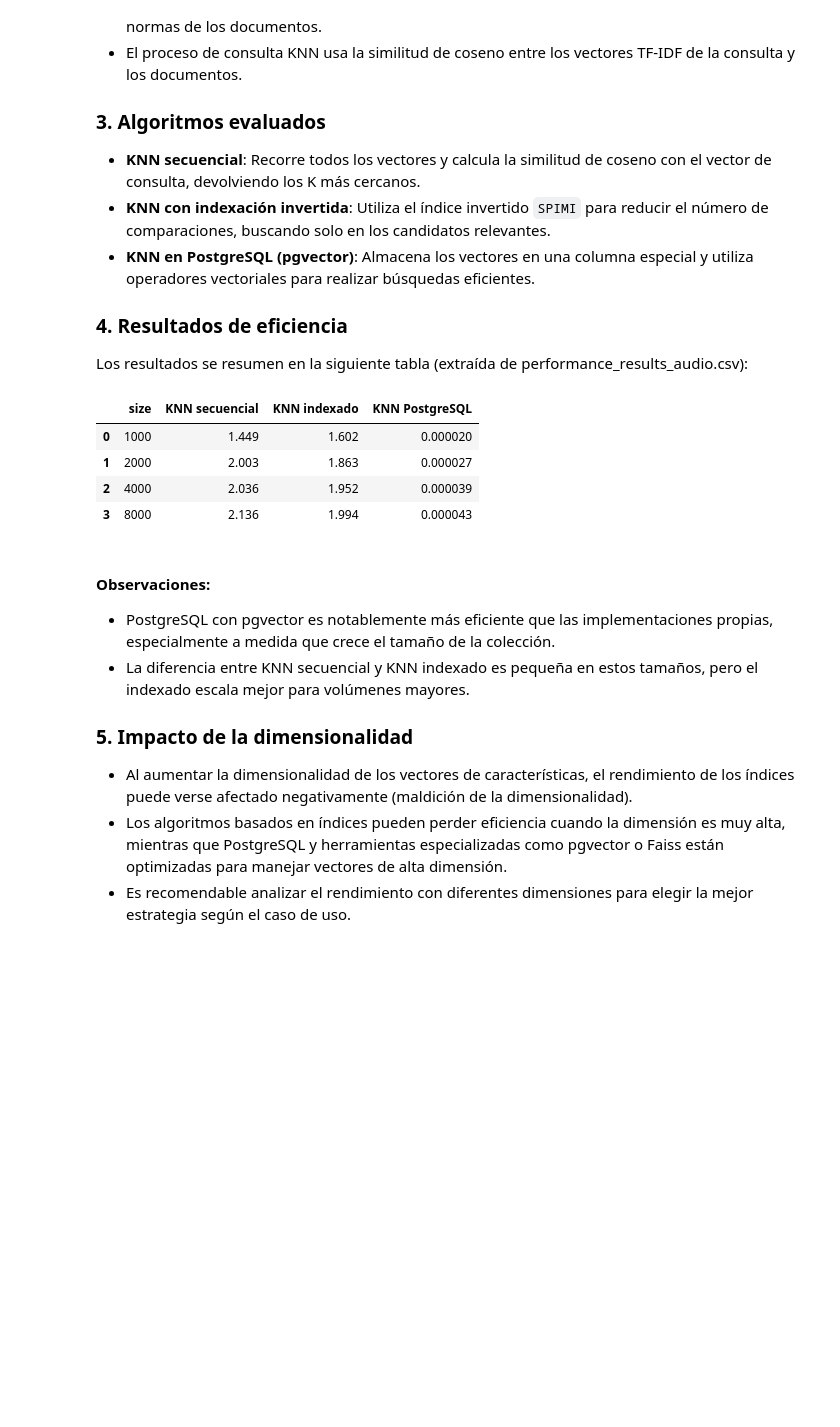
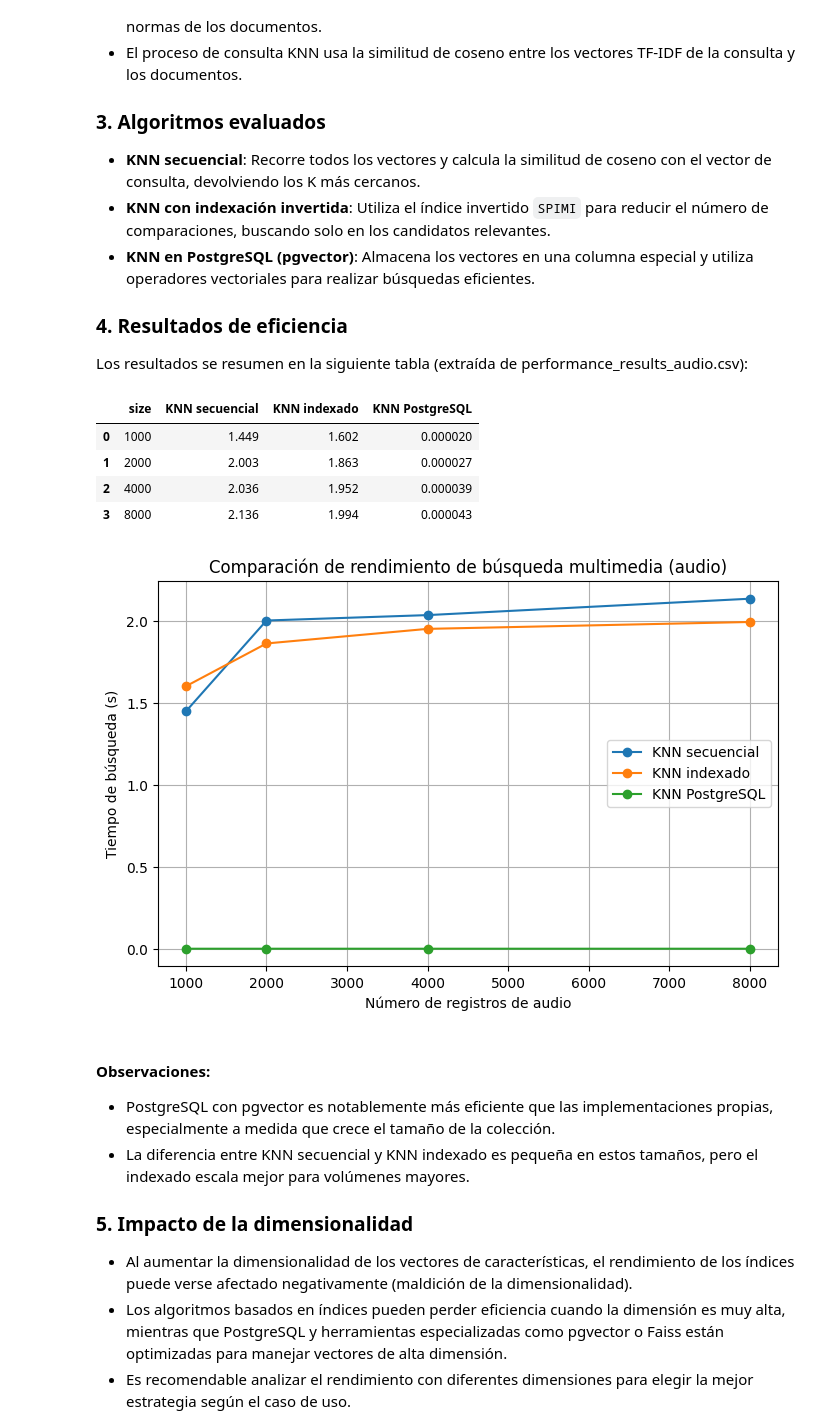
Before and after one commit to GinoDazaU/base-de-datos-2-proyecto, a Jupyter notebook: backend/database/testing/performance_testing.ipynb, the cells around one changed output. Cells and saved outputs as stored; diff of their text form; code cells hidden in the pictures; blank space fills up the shorter version.

Commit message:
Added graph for audio testing

```diff
--- a/backend/database/testing/performance_testing.ipynb
+++ b/backend/database/testing/performance_testing.ipynb
@@ -165,13 +165,24 @@ Los resultados se resumen en la siguiente tabla (extraída de performance_result
 # %%
 import pandas as pd
 df = pd.read_csv("performance_results_audio.csv")
 display(df)
+plt.figure(figsize=(8, 5))
+plt.plot(df['size'], df['KNN secuencial'], marker='o', label='KNN secuencial')
+plt.plot(df['size'], df['KNN indexado'],   marker='o', label='KNN indexado')
+plt.plot(df['size'], df['KNN PostgreSQL'], marker='o', label='KNN PostgreSQL')
+plt.xlabel('Número de registros de audio')
+plt.ylabel('Tiempo de búsqueda (s)')
+plt.title('Comparación de rendimiento de búsqueda multimedia (audio)')
+plt.legend()
+plt.grid(True)
+plt.show()
 # %% [output]
 |  | size | KNN secuencial | KNN indexado | KNN PostgreSQL |
 | 0 | 1000 | 1.449 | 1.602 | 0.000020 |
 | 1 | 2000 | 2.003 | 1.863 | 0.000027 |
 | 2 | 4000 | 2.036 | 1.952 | 0.000039 |
 | 3 | 8000 | 2.136 | 1.994 | 0.000043 |
+[figure, added]
 # %% [markdown]
 #### Observaciones:
 
```
